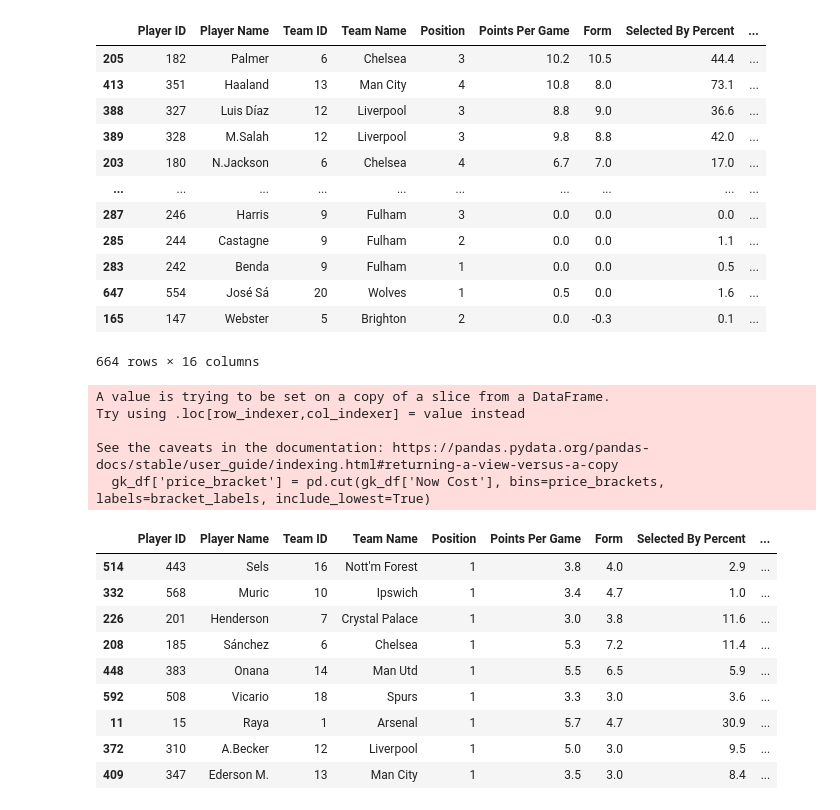
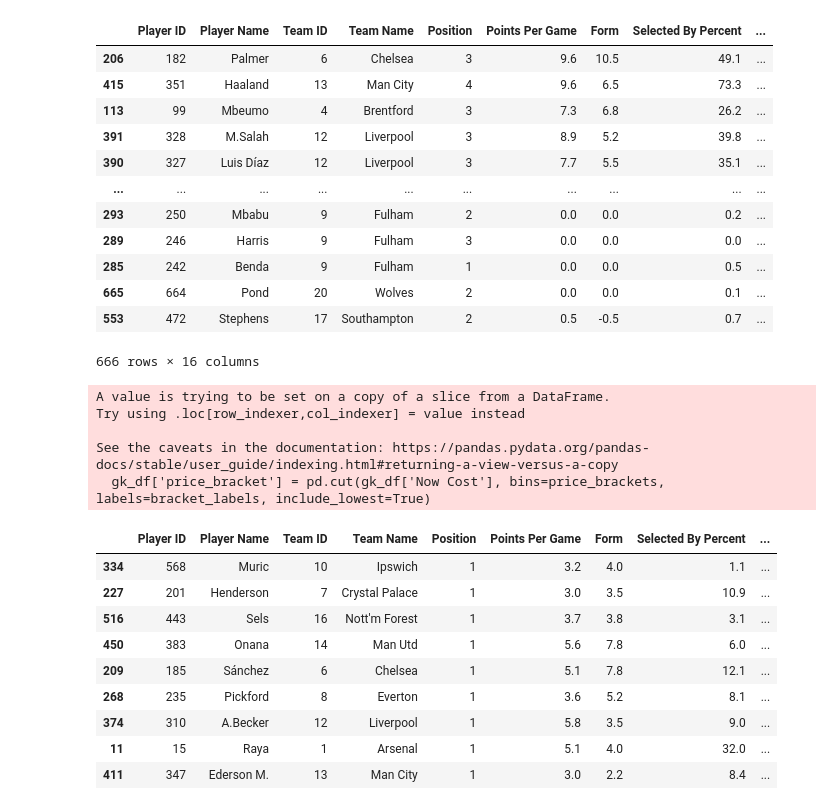
Before and after one commit to adarwawan/FPL-Personal-Tools, a Jupyter notebook: player_performance.ipynb, the cells around one changed output. Saved outputs shown, nothing was run; the diff lists cells and outputs as text; code cells hidden in the pictures.

```diff
--- a/player_performance.ipynb
+++ b/player_performance.ipynb
@@ -4,38 +4,38 @@ from player_performance import get_player_points_per_gameweek, create_points_dat
 import pandas as pd
 # %%
 x_gameweeks = 5  # Number of recent gameweeks to consider
-current_gameweek = 6  # Replace with the current gameweek number
+current_gameweek = 7  # Replace with the current gameweek number
 
 # Define the range of gameweeks
 gameweeks = list(range(current_gameweek - x_gameweeks + 1, current_gameweek + 1))
 
 # Get player information
 players = get_player_info()
 
 # Get player points for each gameweek
 player_points_per_gw = {}
 for gw in gameweeks:
     player_points_per_gw[gw] = get_player_points_per_gameweek(gw)
 
 # Create and sort the DataFrame by total points across the gameweeks
 sorted_points_df = create_points_dataframe_with_gameweeks(player_points_per_gw, players, gameweeks, min_to_return=5)
 
 # Display the sorted DataFrame
 sorted_points_df
 # %% [output]
 |  | Player ID | Player Name | Team ID | Team Name | Position | Points Per Game | Form | Selected By Percent | ... |
-| 205 | 182 | Palmer | 6 | Chelsea | 3 | 10.2 | 10.5 | 44.4 | ... |
-| 413 | 351 | Haaland | 13 | Man City | 4 | 10.8 | 8.0 | 73.1 | ... |
-| 388 | 327 | Luis Díaz | 12 | Liverpool | 3 | 8.8 | 9.0 | 36.6 | ... |
-| 389 | 328 | M.Salah | 12 | Liverpool | 3 | 9.8 | 8.8 | 42.0 | ... |
-| 203 | 180 | N.Jackson | 6 | Chelsea | 4 | 6.7 | 7.0 | 17.0 | ... |
+| 206 | 182 | Palmer | 6 | Chelsea | 3 | 9.6 | 10.5 | 49.1 | ... |
+| 415 | 351 | Haaland | 13 | Man City | 4 | 9.6 | 6.5 | 73.3 | ... |
+| 113 | 99 | Mbeumo | 4 | Brentford | 3 | 7.3 | 6.8 | 26.2 | ... |
+| 391 | 328 | M.Salah | 12 | Liverpool | 3 | 8.9 | 5.2 | 39.8 | ... |
+| 390 | 327 | Luis Díaz | 12 | Liverpool | 3 | 7.7 | 5.5 | 35.1 | ... |
 | ... | ... | ... | ... | ... | ... | ... | ... | ... | ... |
-| 287 | 246 | Harris | 9 | Fulham | 3 | 0.0 | 0.0 | 0.0 | ... |
-| 285 | 244 | Castagne | 9 | Fulham | 2 | 0.0 | 0.0 | 1.1 | ... |
-| 283 | 242 | Benda | 9 | Fulham | 1 | 0.0 | 0.0 | 0.5 | ... |
-| 647 | 554 | José Sá | 20 | Wolves | 1 | 0.5 | 0.0 | 1.6 | ... |
-| 165 | 147 | Webster | 5 | Brighton | 2 | 0.0 | -0.3 | 0.1 | ... |
+| 293 | 250 | Mbabu | 9 | Fulham | 2 | 0.0 | 0.0 | 0.2 | ... |
+| 289 | 246 | Harris | 9 | Fulham | 3 | 0.0 | 0.0 | 0.0 | ... |
+| 285 | 242 | Benda | 9 | Fulham | 1 | 0.0 | 0.0 | 0.5 | ... |
+| 665 | 664 | Pond | 20 | Wolves | 2 | 0.0 | 0.0 | 0.1 | ... |
+| 553 | 472 | Stephens | 17 | Southampton | 2 | 0.5 | -0.5 | 0.7 | ... |
-664 rows × 16 columns
+666 rows × 16 columns
 # %%
 # Batch Player from Price and Position
 # Goalkeeper
@@ -56,15 +56,15 @@ Try using .loc[row_indexer,col_indexer] = value instead
 See the caveats in the documentation: https://pandas.pydata.org/pandas-docs/stable/user_guide/indexing.html#returning-a-view-versus-a-copy
   gk_df['price_bracket'] = pd.cut(gk_df['Now Cost'], bins=price_brackets, labels=bracket_labels, include_lowest=True)
 |  | Player ID | Player Name | Team ID | Team Name | Position | Points Per Game | Form | Selected By Percent | ... |
-| 514 | 443 | Sels | 16 | Nott'm Forest | 1 | 3.8 | 4.0 | 2.9 | ... |
-| 332 | 568 | Muric | 10 | Ipswich | 1 | 3.4 | 4.7 | 1.0 | ... |
-| 226 | 201 | Henderson | 7 | Crystal Palace | 1 | 3.0 | 3.8 | 11.6 | ... |
-| 208 | 185 | Sánchez | 6 | Chelsea | 1 | 5.3 | 7.2 | 11.4 | ... |
-| 448 | 383 | Onana | 14 | Man Utd | 1 | 5.5 | 6.5 | 5.9 | ... |
-| 592 | 508 | Vicario | 18 | Spurs | 1 | 3.3 | 3.0 | 3.6 | ... |
-| 11 | 15 | Raya | 1 | Arsenal | 1 | 5.7 | 4.7 | 30.9 | ... |
-| 372 | 310 | A.Becker | 12 | Liverpool | 1 | 5.0 | 3.0 | 9.5 | ... |
-| 409 | 347 | Ederson M. | 13 | Man City | 1 | 3.5 | 3.0 | 8.4 | ... |
+| 334 | 568 | Muric | 10 | Ipswich | 1 | 3.2 | 4.0 | 1.1 | ... |
+| 227 | 201 | Henderson | 7 | Crystal Palace | 1 | 3.0 | 3.5 | 10.9 | ... |
+| 516 | 443 | Sels | 16 | Nott'm Forest | 1 | 3.7 | 3.8 | 3.1 | ... |
+| 450 | 383 | Onana | 14 | Man Utd | 1 | 5.6 | 7.8 | 6.0 | ... |
+| 209 | 185 | Sánchez | 6 | Chelsea | 1 | 5.1 | 7.8 | 12.1 | ... |
+| 268 | 235 | Pickford | 8 | Everton | 1 | 3.6 | 5.2 | 8.1 | ... |
+| 374 | 310 | A.Becker | 12 | Liverpool | 1 | 5.8 | 3.5 | 9.0 | ... |
+| 11 | 15 | Raya | 1 | Arsenal | 1 | 5.1 | 4.0 | 32.0 | ... |
+| 411 | 347 | Ederson M. | 13 | Man City | 1 | 3.0 | 2.2 | 8.4 | ... |
 # %%
 # Defender
 
```
Also changed, not shown: parts of 3 cells of this notebook, 3 other files.
